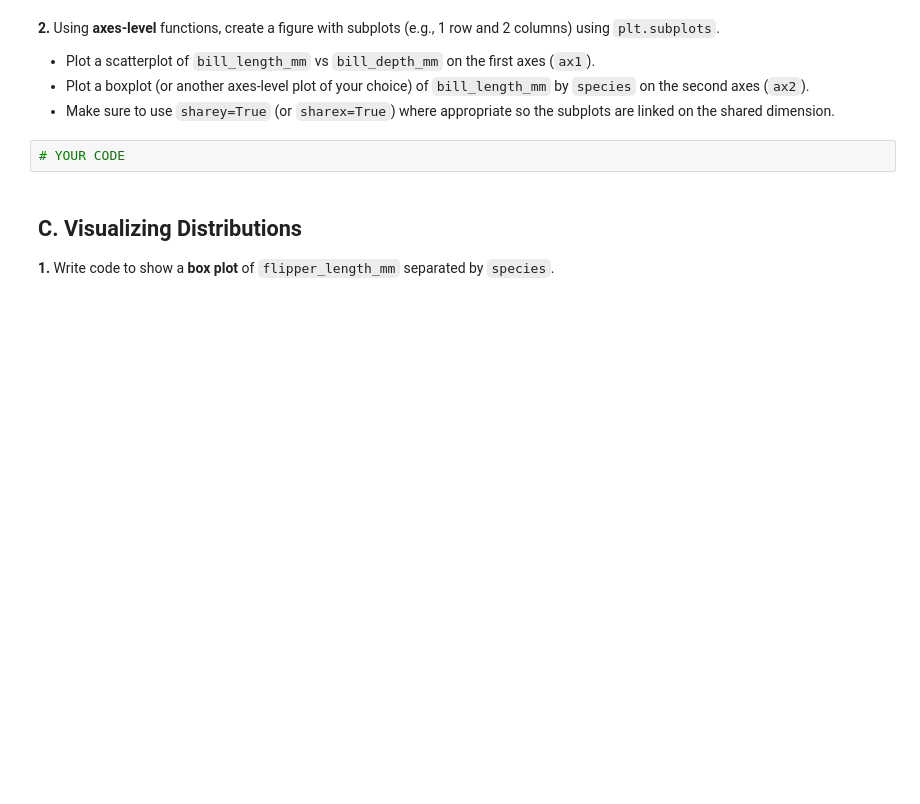
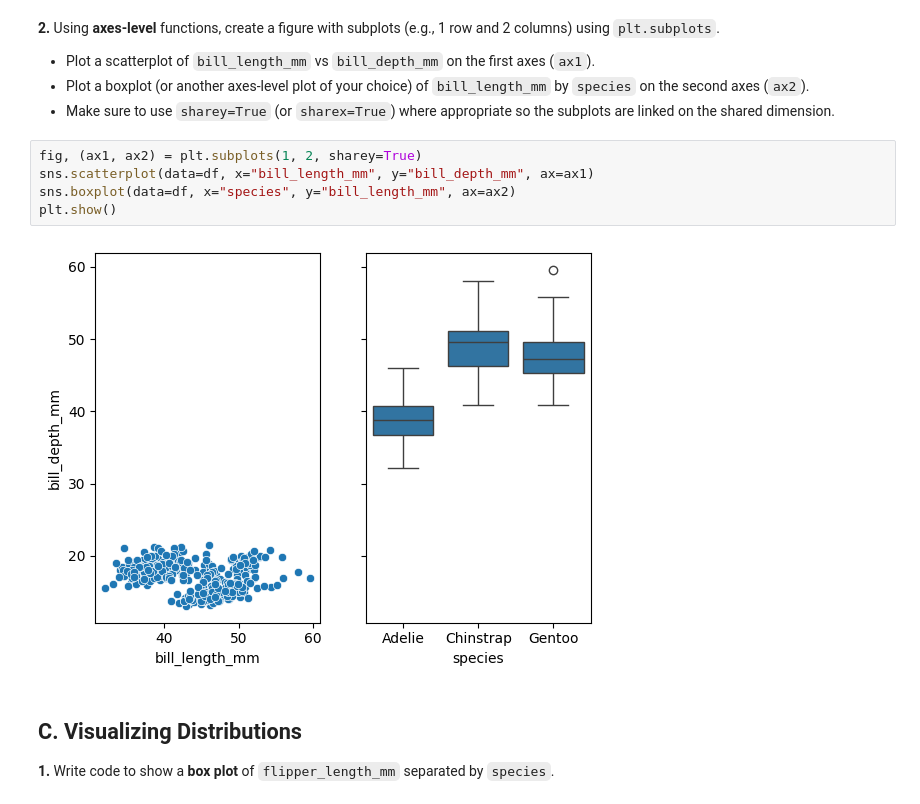
Before and after one commit to sebaalturaiqi/B5, a Jupyter notebook: Student/Week2/m3-2_exercise.ipynb, the cells around one changed output. Saved outputs shown, nothing was run; the diff lists cells and outputs as text; blank space fills up the shorter version.

```diff
--- a/Student/Week2/m3-2_exercise.ipynb
+++ b/Student/Week2/m3-2_exercise.ipynb
@@ -66,8 +66,13 @@ plt.show()
 - Plot a scatterplot of `bill_length_mm` vs `bill_depth_mm` on the first axes (`ax1`).
 - Plot a boxplot (or another axes-level plot of your choice) of `bill_length_mm` by `species` on the second axes (`ax2`).
 - Make sure to use `sharey=True` (or `sharex=True`) where appropriate so the subplots are linked on the shared dimension.
-# %%
-# YOUR CODE
+# %%
+fig, (ax1, ax2) = plt.subplots(1, 2, sharey=True)
+sns.scatterplot(data=df, x="bill_length_mm", y="bill_depth_mm", ax=ax1)
+sns.boxplot(data=df, x="species", y="bill_length_mm", ax=ax2)
+plt.show()
+# %% [output]
+[figure, added]
 # %% [markdown]
 ## C. Visualizing Distributions
 
```
